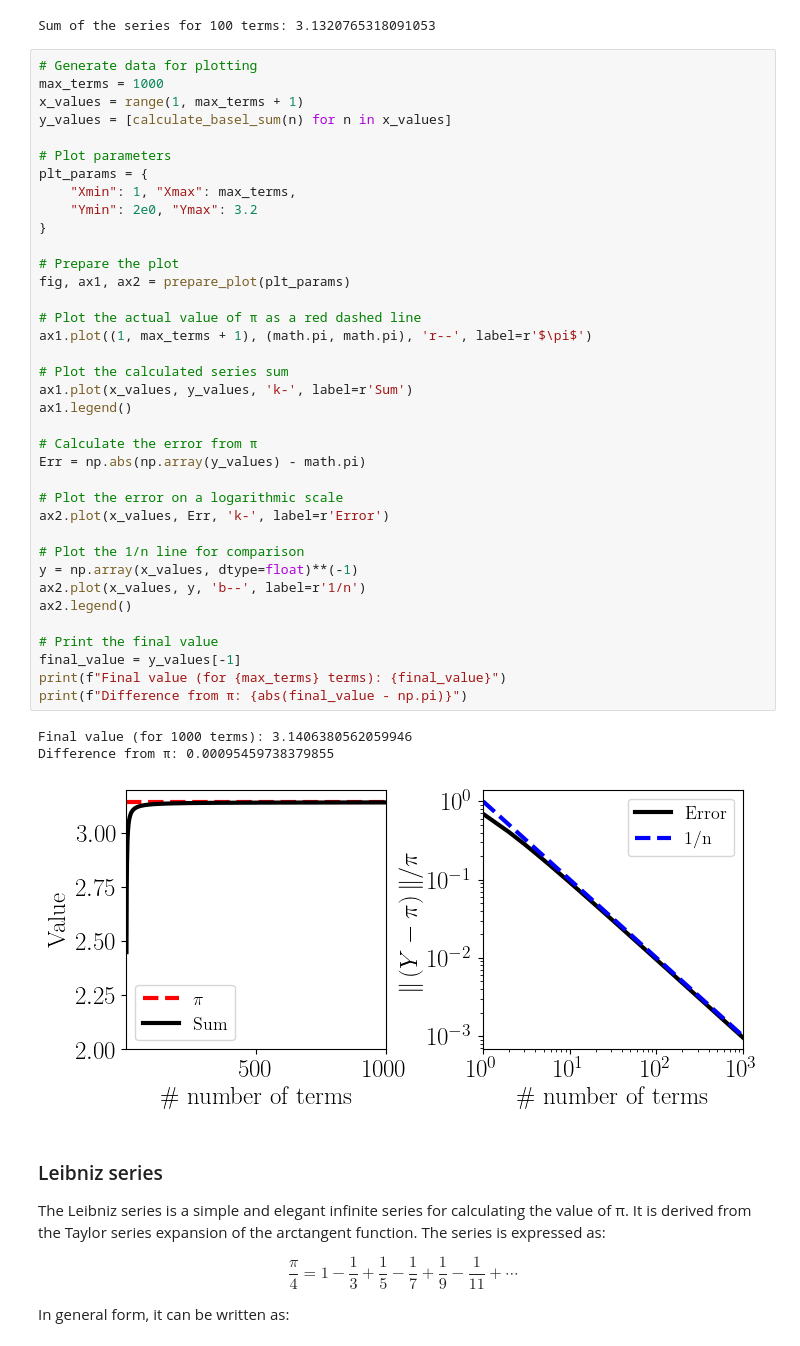
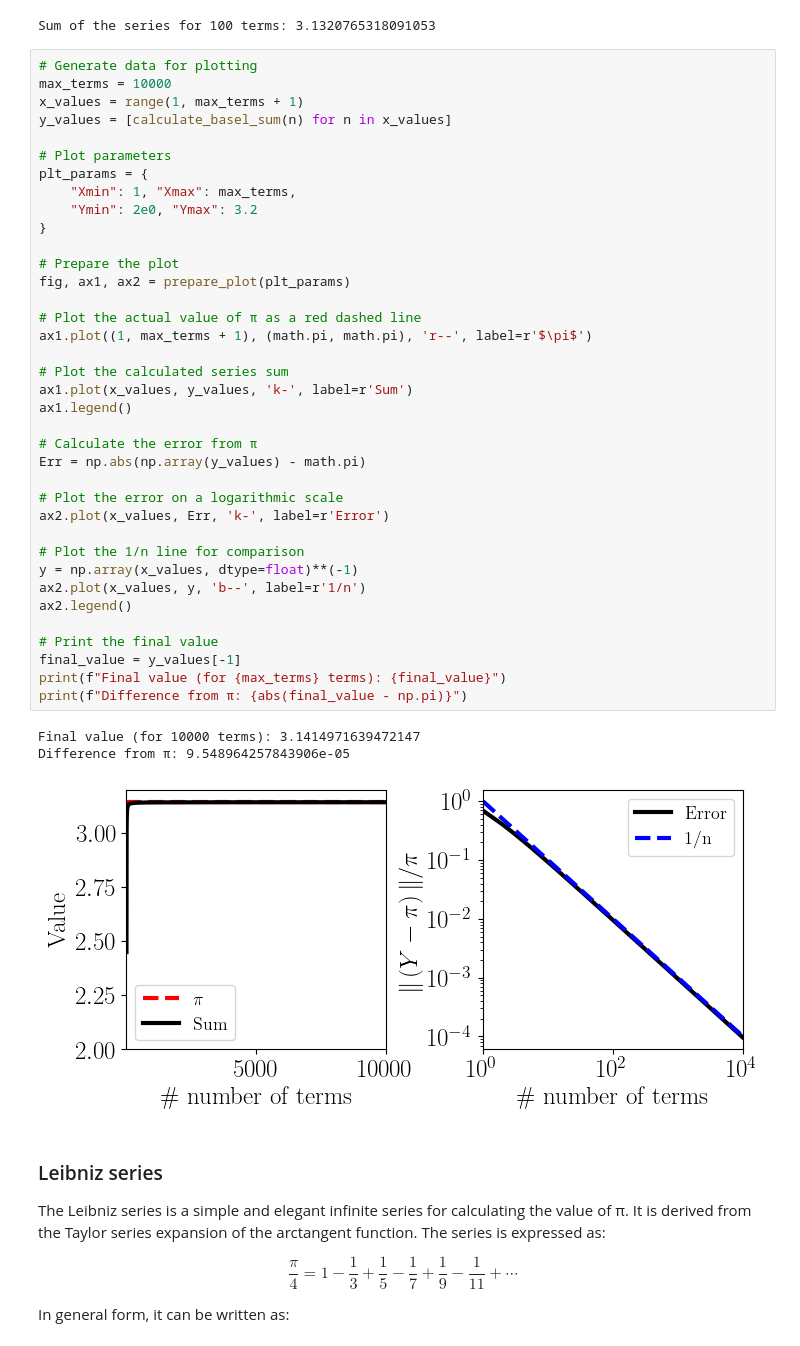
Before and after one commit to AnjaliML/findingPi, a Jupyter notebook: goToPi.ipynb, the cells around one changed output. Drawn from its saved outputs; the diff is of its cells as text.

Commit message:
refactor: Update execution count and final value for 10000 terms in notebook.

```diff
--- a/goToPi.ipynb
+++ b/goToPi.ipynb
@@ -107,7 +107,7 @@ print(f"Sum of the series for {num_terms} terms: {result}")
 Sum of the series for 100 terms: 3.1320765318091053
 # %%
 # Generate data for plotting
-max_terms = 1000
+max_terms = 10000
 x_values = range(1, max_terms + 1)
 y_values = [calculate_basel_sum(n) for n in x_values]
 
@@ -116,36 +116,36 @@ plt_params = {
     "Xmin": 1, "Xmax": max_terms,
     "Ymin": 2e0, "Ymax": 3.2
 }
 
 # Prepare the plot
 fig, ax1, ax2 = prepare_plot(plt_params)
 
 # Plot the actual value of π as a red dashed line
 ax1.plot((1, max_terms + 1), (math.pi, math.pi), 'r--', label=r'$\pi$')
 
 # Plot the calculated series sum
 ax1.plot(x_values, y_values, 'k-', label=r'Sum')
 ax1.legend()
 
 # Calculate the error from π
 Err = np.abs(np.array(y_values) - math.pi)
 
 # Plot the error on a logarithmic scale
 ax2.plot(x_values, Err, 'k-', label=r'Error')
 
 # Plot the 1/n line for comparison
 y = np.array(x_values, dtype=float)**(-1)
 ax2.plot(x_values, y, 'b--', label=r'1/n')
 ax2.legend()
 
 # Print the final value
 final_value = y_values[-1]
 print(f"Final value (for {max_terms} terms): {final_value}")
 print(f"Difference from π: {abs(final_value - np.pi)}")
 # %% [output]
-Final value (for 1000 terms): 3.1406380562059946
-Difference from π: 0.00095459738379855
+Final value (for 10000 terms): 3.1414971639472147
+Difference from π: 9.548964257843906e-05
-[figure, old version]
+[figure, new version]
 # %% [markdown]
 ###  Leibniz series
 
```
